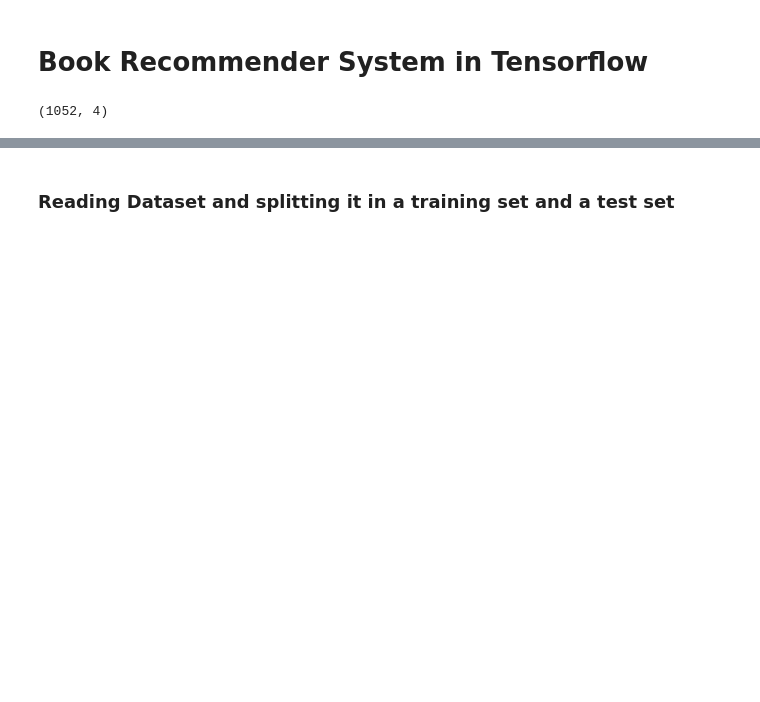
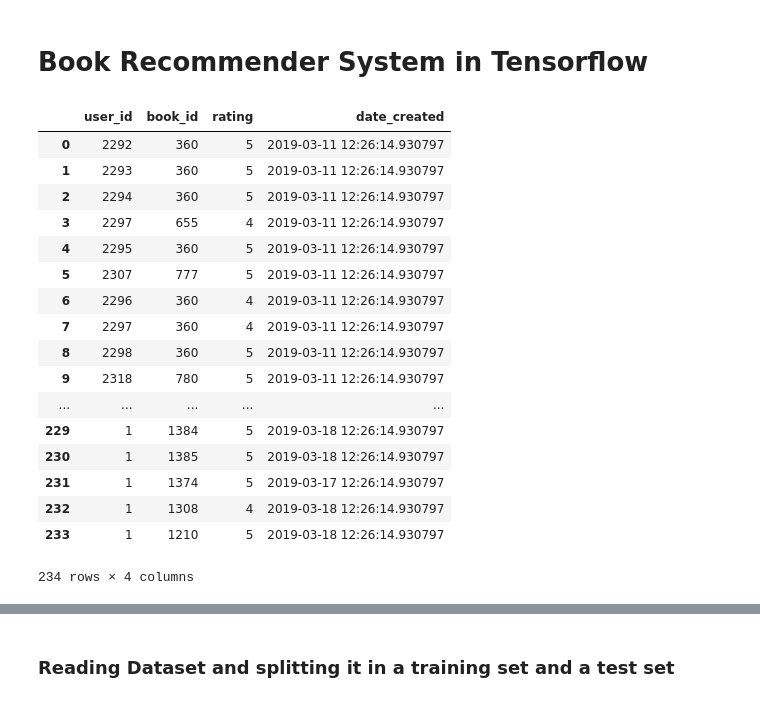
Before and after one commit to nasheenkalam037/Bookworm, a Jupyter notebook: src/ml/book-recommendation/recommendation_model_algo.ipynb, the cells around one changed output, grey strips where cells are left out. Saved outputs shown, nothing was run; the diff lists cells and outputs as text; code cells hidden in the pictures; blank space fills up the shorter version.

```diff
--- a/src/ml/book-recommendation/recommendation_model_algo.ipynb
+++ b/src/ml/book-recommendation/recommendation_model_algo.ipynb
@@ -26,18 +26,24 @@ engine = create_engine('postgresql://ece651_ml:TVL3MV0mguz0DOhLbbm2@localhost:54
 
 df = pd.pandas.read_sql(sql_reviews, engine)
 df_books = pd.pandas.read_sql(sql_books, engine)
-
-i1 = df_books.set_index('book_id').index
-i2 = df.set_index('book_id').index
-books = df_books[~i1.isin(i2)]
-
-rows, column = books.shape
-empty_array = np.zeros((rows, 1))
-unrated_books = np.hstack((empty_array, books.values, empty_array, empty_array))
-unrated_books = pd.DataFrame(unrated_books)
-unrated_books.columns = ['user_id', 'book_id', 'rating', 'date_created']
-
-df = df.append(unrated_books, ignore_index=True)
-df.shape
-# %% [output]
-(1052, 4)
+# %%
+df
+# %% [output]
+|  | user_id | book_id | rating | date_created |
+| 0 | 2292 | 360 | 5 | 2019-03-11 12:26:14.930797 |
+| 1 | 2293 | 360 | 5 | 2019-03-11 12:26:14.930797 |
+| 2 | 2294 | 360 | 5 | 2019-03-11 12:26:14.930797 |
+| 3 | 2297 | 655 | 4 | 2019-03-11 12:26:14.930797 |
+| 4 | 2295 | 360 | 5 | 2019-03-11 12:26:14.930797 |
+| 5 | 2307 | 777 | 5 | 2019-03-11 12:26:14.930797 |
+| 6 | 2296 | 360 | 4 | 2019-03-11 12:26:14.930797 |
+| 7 | 2297 | 360 | 4 | 2019-03-11 12:26:14.930797 |
+| 8 | 2298 | 360 | 5 | 2019-03-11 12:26:14.930797 |
+| 9 | 2318 | 780 | 5 | 2019-03-11 12:26:14.930797 |
+| ... | ... | ... | ... | ... |
+| 229 | 1 | 1384 | 5 | 2019-03-18 12:26:14.930797 |
+| 230 | 1 | 1385 | 5 | 2019-03-18 12:26:14.930797 |
+| 231 | 1 | 1374 | 5 | 2019-03-17 12:26:14.930797 |
+| 232 | 1 | 1308 | 4 | 2019-03-18 12:26:14.930797 |
+| 233 | 1 | 1210 | 5 | 2019-03-18 12:26:14.930797 |
+234 rows × 4 columns
```
Also changed, not shown: parts of 22 cells of this notebook, 1 other file.
